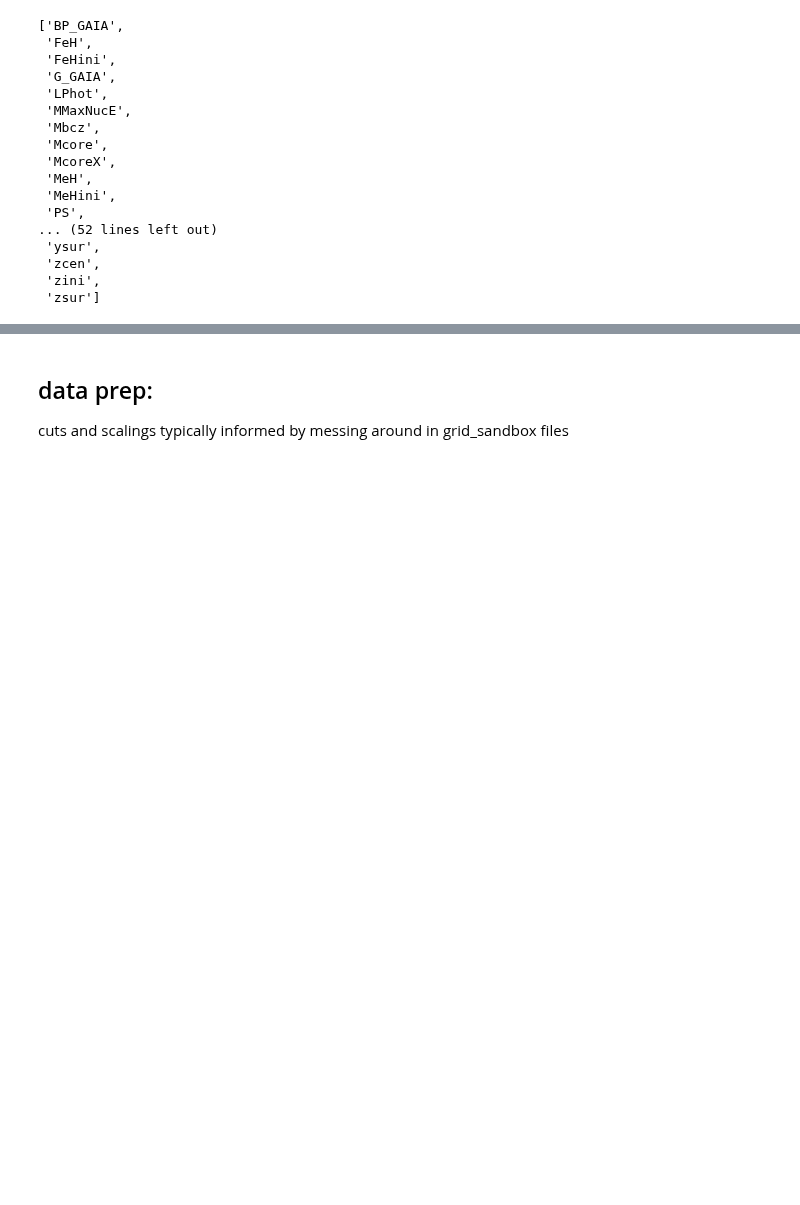
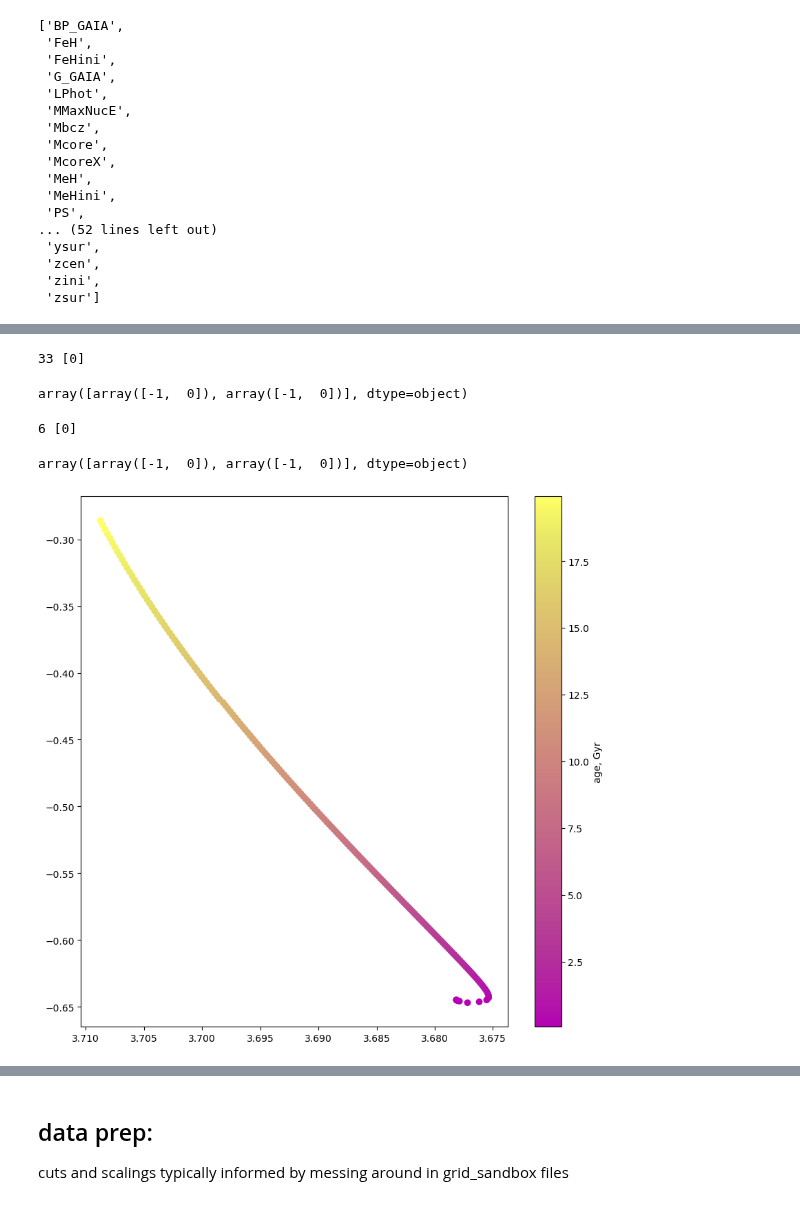
Before and after one commit to ojscutt/pitchfork, a Jupyter notebook: 1_data_prep_Barbie.ipynb, the cells around one changed output, grey strips where cells are left out. Saved outputs shown, nothing was run; the diff lists cells and outputs as text; code cells hidden in the pictures; blank space fills up the shorter version.

```diff
--- a/1_data_prep_Barbie.ipynb
+++ b/1_data_prep_Barbie.ipynb
@@ -53,0 +156,42 @@ len(df_full['dirname'].unique())
+# %%
+i=0
+for osckey in list(barbie_h5['grid/tracks/track2221/osckey']):
+    osckeys = osckey[1][np.where(osckey[0] == 0)]
+    if min(osckeys) == 0:
+        print(i, osckeys)
+    i+=1
+# %% [output]
+33 [0]
+# %%
+list(barbie_h5['grid/tracks/track2221/osckey'])[33]
+# %% [output]
+array([array([-1,  0]), array([-1,  0])], dtype=object)
+# %%
+i=0
+for osckey in list(barbie_h5['grid/tracks/track5671/osckey']):
+    osckeys = osckey[1][np.where(osckey[0] == 0)]
+    if min(osckeys) == 0:
+        print(i, osckeys)
+    i+=1
+# %% [output]
+6 [0]
+# %%
+list(barbie_h5['grid/tracks/track5671/osckey'])[6]
+# %% [output]
+array([array([-1,  0]), array([-1,  0])], dtype=object)
+# %%
+track_ids = ['5671']
+
+headers = ['age', 'Teff', 'LPhot']
+tracks_df = track_df_gen(barbie_h5,track_ids, headers)
+
+plt.figure(figsize=(10,10))
+plt.scatter(np.log10(tracks_df['Teff']), np.log10(tracks_df['LPhot']), c=tracks_df['age']/1000, cmap=cm.buda)
+plt.xlabel
+
+cbar = plt.colorbar()
+cbar.set_label('age, Gyr')
+
+plt.gca().invert_xaxis()
+# %% [output]
+[figure, added]
```
Also changed, not shown: parts of 14 cells of this notebook, 1 other file.
